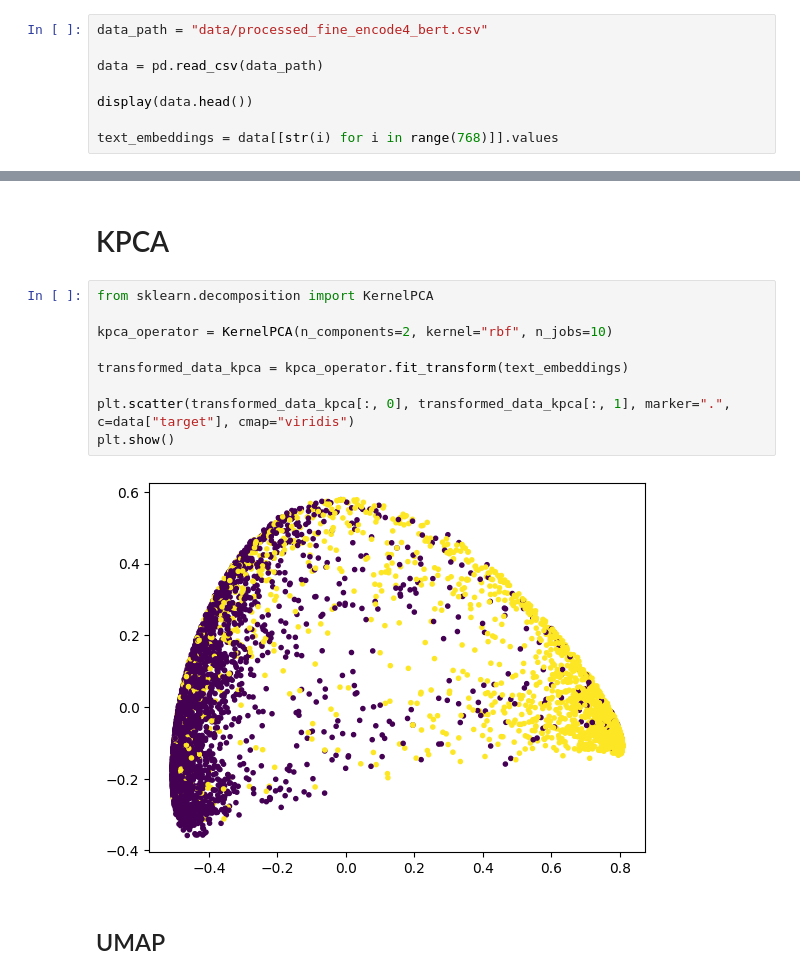
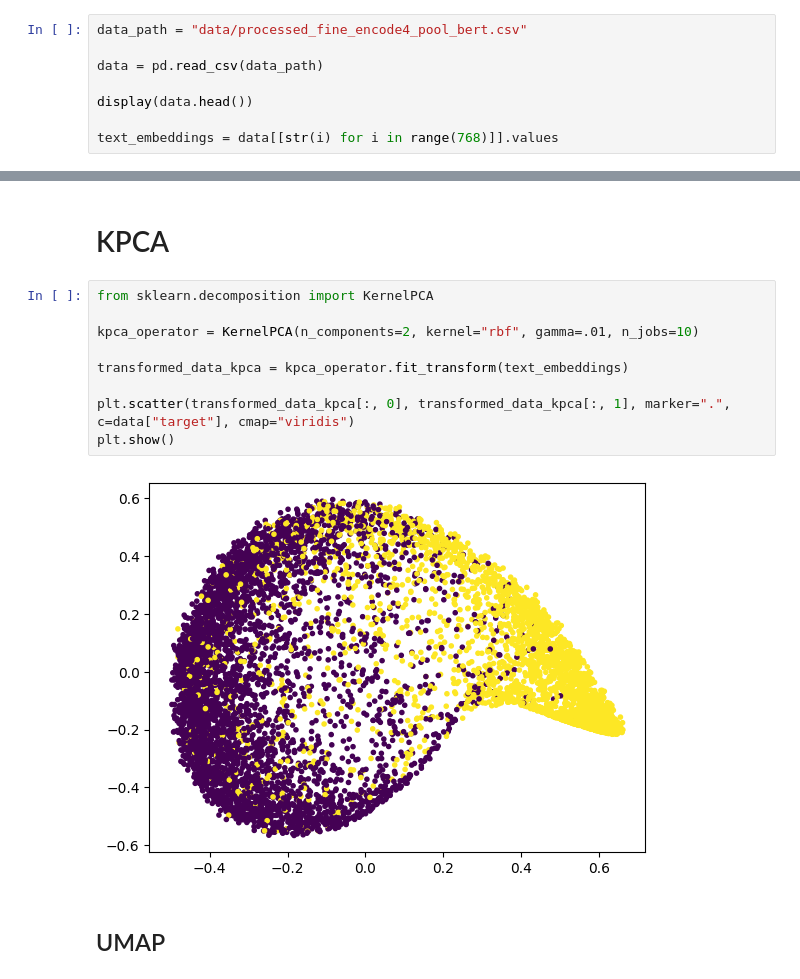
Before and after one commit to Crashprn/MachineLearningFinalProject, a Jupyter notebook: visualization.ipynb, the cells around one changed output, grey strips where cells are left out. Saved outputs shown, nothing was run; the diff lists cells and outputs as text.

```diff
--- a/visualization.ipynb
+++ b/visualization.ipynb
@@ -15,7 +15,7 @@ from sklearn.manifold import TSNE
 # %% [markdown]
 ## Loading Data
 # %%
-data_path = "data/processed_fine_encode4_bert.csv"
+data_path = "data/processed_fine_encode4_pool_bert.csv"
 
 data = pd.read_csv(data_path)
 
@@ -67,14 +67,14 @@ Calculated PHATE in 16.73 seconds.
 # %%
 from sklearn.decomposition import KernelPCA
 
-kpca_operator = KernelPCA(n_components=2, kernel="rbf", n_jobs=10)
+kpca_operator = KernelPCA(n_components=2, kernel="rbf", gamma=.01, n_jobs=10)
 
 transformed_data_kpca = kpca_operator.fit_transform(text_embeddings)
 
 plt.scatter(transformed_data_kpca[:, 0], transformed_data_kpca[:, 1], marker=".", c=data["target"], cmap="viridis")
 plt.show()
 # %% [output]
-[figure, old version]
+[figure, new version]
 # %% [markdown]
 ## UMAP
 # %%
```
Also changed, not shown: parts of 5 cells of this notebook, 3 other files.
